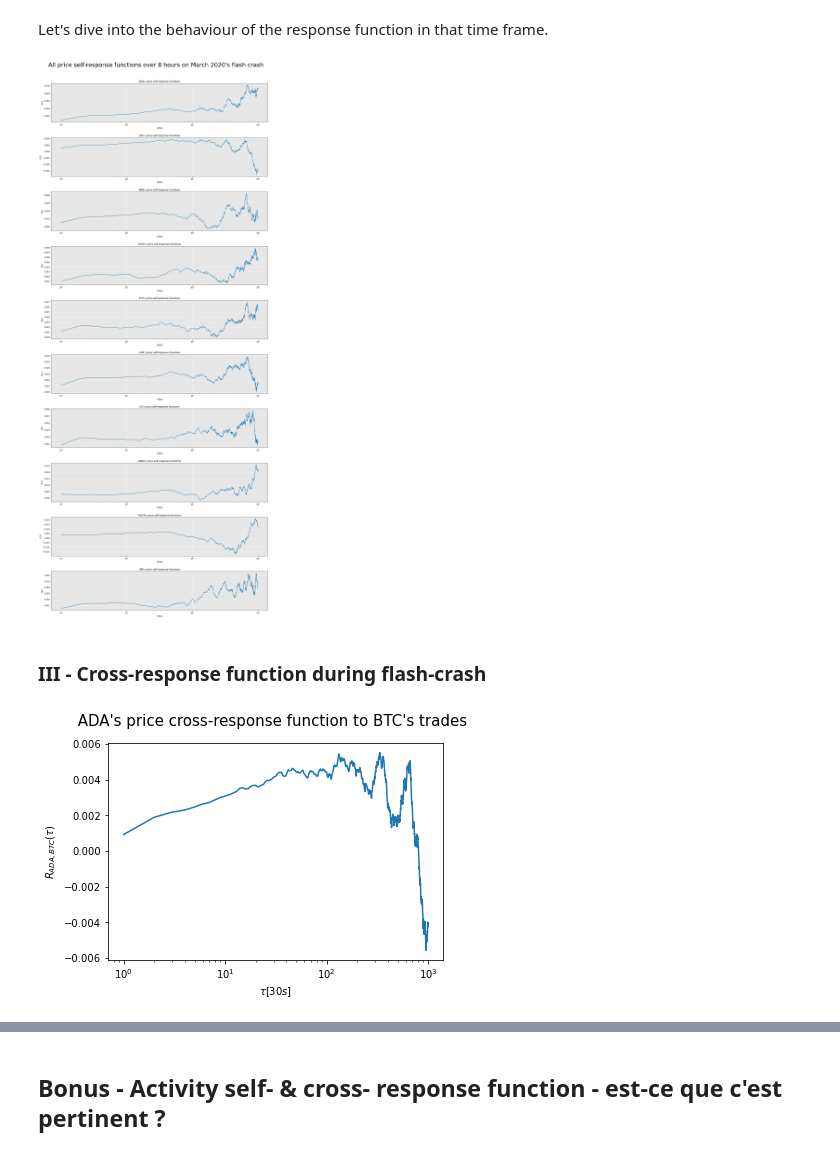
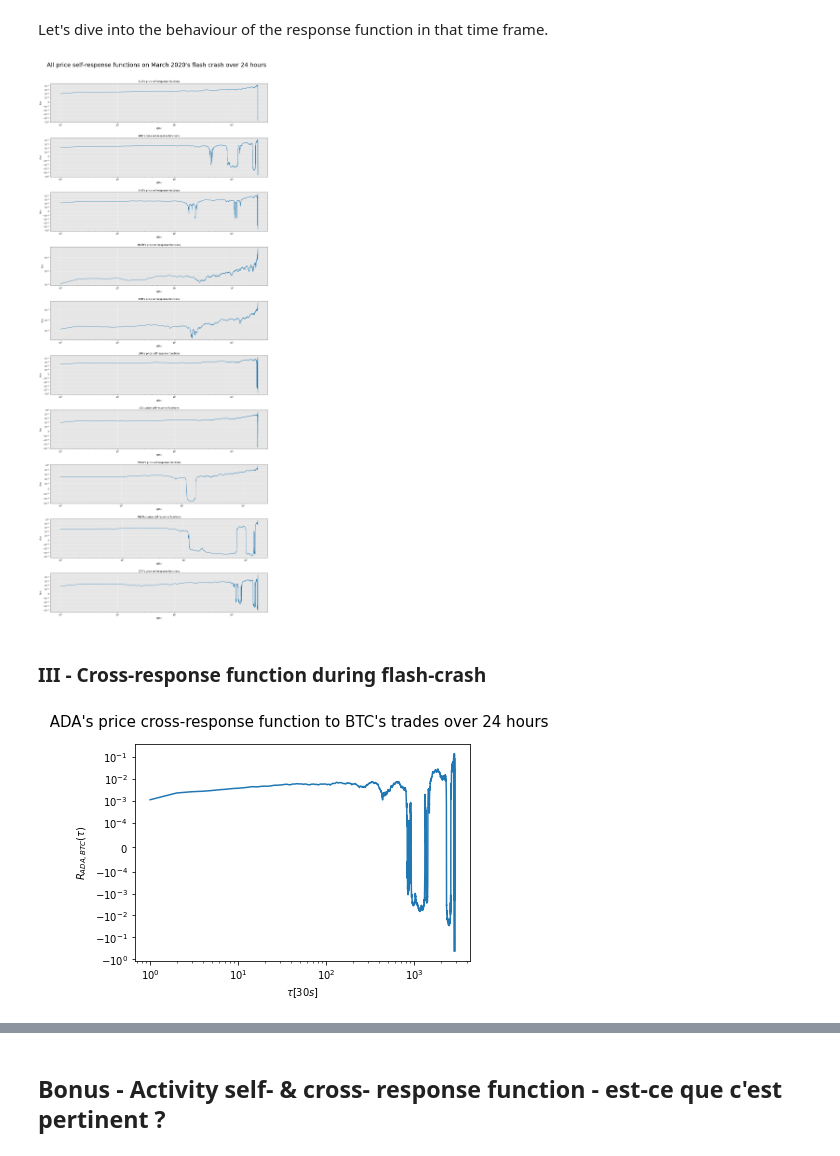
Before and after one commit to lpdbrx/FIN525-Bitcoin-Impact, a Jupyter notebook: Cross Cryptocurrency Response Function.ipynb, the cells around one changed output, grey strips where cells are left out. Drawn from its saved outputs; the diff is of its cells as text; code cells hidden in the pictures.

Commit message:
cross_response_final

```diff
--- a/Cross Cryptocurrency Response Function.ipynb
+++ b/Cross Cryptocurrency Response Function.ipynb
@@ -457,13 +459,15 @@ def compute_cross_response(dfi, dfj, tau_max = 1000, dtau = 1):
     return np.array(R)
 # %%
 # Function to plot the cross-response functions over a period of time for a combination of cryptocurrencies
-def plot_cross_response_function(c_r, i, j, taus):
+def plot_cross_response_function(c_r, i, j, taus, duration_string = "8 hours", y_log_scale = False):
     fig = plt.figure()
-    title =' ' + symbs[i] +"'s price cross-response function to " + symbs[j] +"'s trades"
+    title =' ' + symbs[i] +"'s price cross-response function to " + symbs[j] +"'s trades over " + duration_string
     fig.suptitle(title, fontsize=15)
     ax = fig.add_subplot(1, 1, 1)
     ax.set_ylabel(r'$R_{'+ symbs[i] + ', '+ symbs[j] + '}'+ r'(\tau)$')
     ax.set_xscale('log')
+    if y_log_scale :
+        ax.set_yscale('symlog', linthresh=1e-4)
     ax.set_xlabel(r'$\tau[30s]$')
     plt.plot(taus,c_r)
     #plt.savefig('images/'+title+'.png', dpi=300)
@@ -643,9 +655,9 @@ flash_crash_dfs = [dataframe_range_dates(df, '2020-03-12 00:00:00', '2020-03-13
 # %%
 # Computing the self-response functions for each cryptocurrency
-flas_crash_rs = [compute_self_response(df, tau_max = 1000, dtau = 1) for df in flash_crash_dfs]
+#flas_crash_rs = [compute_self_response(df, tau_max = 3000, dtau = 1) for df in flash_crash_dfs]
 
 # Plotting the self-response functions over 8 hours for each cryptocurrency
-taus=range(1,1000,1)
+taus=range(1,3000,1)
 fig, axs = plt.subplots(nrows=10, ncols=1, figsize=(20, 50))
 for i in range(len(axs)):
     axs[i].plot(taus, flas_crash_rs[i])
@@ -655,25 +667,26 @@ for i in range(len(axs)):
     #axs[i].set_ylabel(symbs[i]+ ' ' + r'$R(\tau)$')
     axs[i].set_ylabel(r'$R(\tau)$')
     axs[i].set_xlabel(r'$\tau[30s]$')
+    axs[i].set_yscale('symlog', linthresh=1e-4)
     axs[i].set_xscale('log')
 plt.subplots_adjust(hspace = 0.4)
-title = " All price self-response functions over 8 hours on March 2020's flash crash "
+title = " All price self-response functions on March 2020's flash crash over 24 hours"
 fig.suptitle(title, fontsize=30, y=0.91)
 plt.savefig('images/'+title+'.png', dpi=300)
 plt.show()
 # %% [output]
-[figure, old version]
+[figure, new version]
 # %% [markdown]
 ### III - Cross-response function during flash-crash
 # %%
-flash_crash_dfs = [dataframe_range_dates(df, '2020-03-12 00:00:00', '2020-03-13 10:00:00') for df in dfs]
+flash_crash_dfs = [dataframe_range_dates(df, '2020-03-12 06:00:00', '2020-03-13 06:00:00') for df in dfs]
 
 # Compute ADA's cross response function to BTC
-ada_btc_c_r = compute_cross_response(flash_crash_dfs[0], flash_crash_dfs[1], tau_max = 1000, dtau = 1)
+ada_btc_c_r = compute_cross_response(flash_crash_dfs[0], flash_crash_dfs[1], tau_max = 3000, dtau = 1)
 
 # Plot ADA's cross response function to BTC
-plot_cross_response_function(ada_btc_c_r, 0, 1, range(1,1000,1))
+plot_cross_response_function(ada_btc_c_r, 0, 1, range(1,3000,1), duration_string="24 hours", y_log_scale=True)
 # %% [output]
-[figure, old version]
+[figure, new version]
 # %%
 # Compute BTC's cross response function to ADA
```
Also changed, not shown: parts of 14 cells of this notebook, 4 other files.
